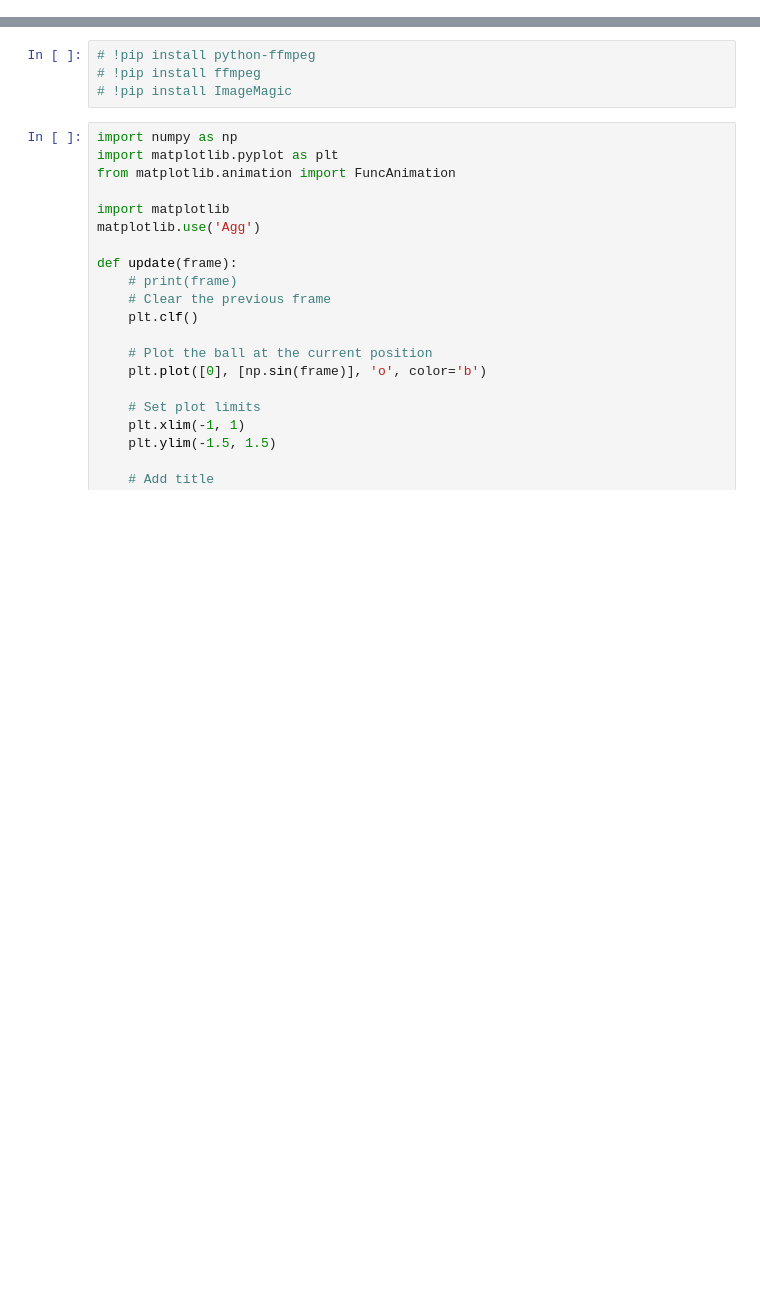
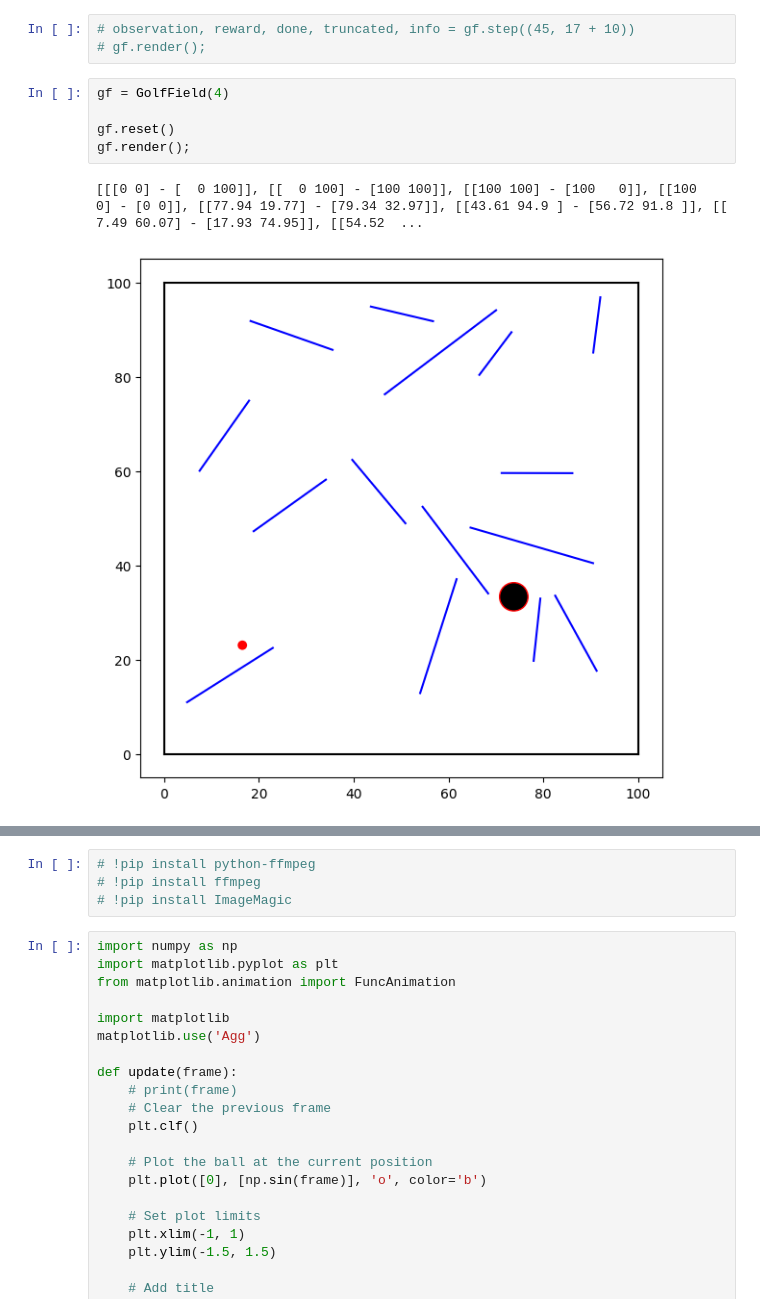
Before and after one commit to Akulyat/golfRL-project, a Jupyter notebook: sanbox.ipynb, the cells around one changed output, grey strips where cells are left out. Cells and saved outputs as stored; diff of their text form; blank space fills up the shorter version.

```diff
--- a/sanbox.ipynb
+++ b/sanbox.ipynb
@@ -29,0 +137,11 @@ gf.plot()
+# %%
+# observation, reward, done, truncated, info = gf.step((45, 17 + 10))
+# gf.render();
+# %%
+gf = GolfField(4)
+
+gf.reset()
+gf.render();
+# %% [output]
+[[[0 0] - [  0 100]], [[  0 100] - [100 100]], [[100 100] - [100   0]], [[100   0] - [0 0]], [[77.94 19.77] - [79.34 32.97]], [[43.61 94.9 ] - [56.72 91.8 ]], [[ 7.49 60.07] - [17.93 74.95]], [[54.52  ...
+[figure, added]
```
Also changed, not shown: parts of 7 cells of this notebook, 7 other files.
